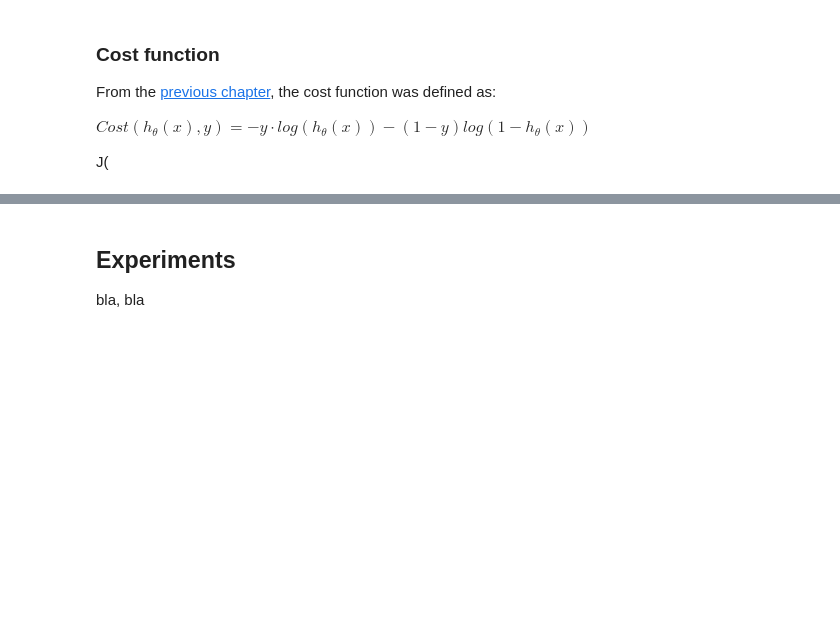
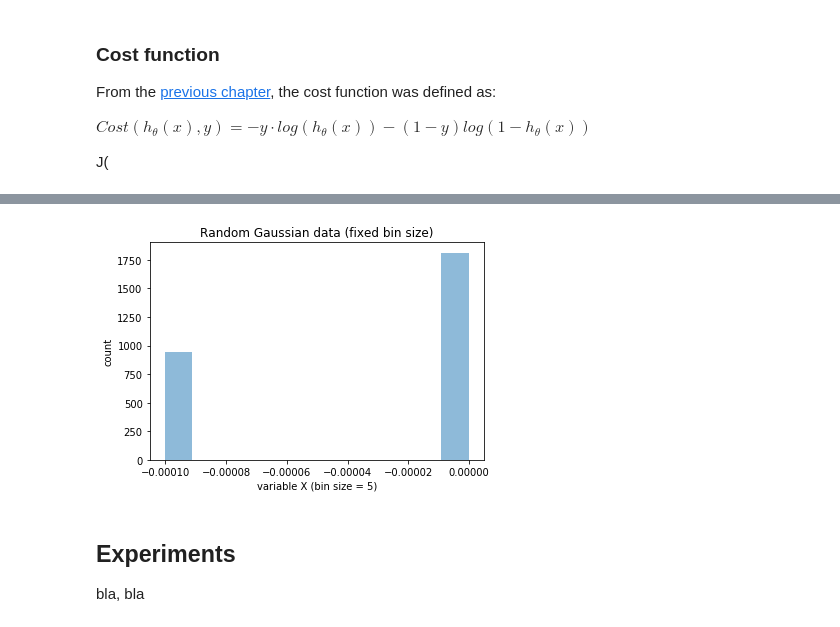
Before and after one commit to MarcosBernal/SpamDetector_LogisticReg, a Jupyter notebook: notebook/Logistic-Regression.ipynb, the cells around one changed output, grey strips where cells are left out. Saved outputs shown, nothing was run; the diff lists cells and outputs as text; code cells hidden in the pictures; blank space fills up the shorter version.

```diff
--- a/notebook/Logistic-Regression.ipynb
+++ b/notebook/Logistic-Regression.ipynb
@@ -141,10 +143,11 @@ file_object.close()
 
 total_size = len(lines)
 
-import math
+import math, time
 import numpy as np
-from pyspark import SparkContext, SparkConf
-conf = SparkConf().setAppName("Spam Filter").setMaster("local").set("spark.hadoop.validateOutputSpecs", "false");
+from random import shuffle
+from pyspark import SparkContext, SparkConf, rdd
+conf = SparkConf().setAppName("Spam Filter").setMaster("local[4]").set("spark.hadoop.validateOutputSpecs", "false");
 sc = SparkContext(conf=conf)
 # %%
 # Creating RDD
@@ -227,0 +441,7 @@ J(
+# %%
+from operator import add
+trainingset_rdd = sc.parallelize([(1,2),(2,3),(4,5),(6,7),(8,9)])
+#trainingset_rdd = sc.parallelize([1,2,2,3,4,5,6,7,8,9])
+a=
+b = a.reduceByKey(lambda x,y: add(sum(x),sum(y)))
+b.collect()
@@ -227,0 +453,22 @@ J(
+# %%
+a = np.histogram([1,2,3,4,5,6,7,8,9,2,3,4,5,2,3,4,2,3,4,5,2,6,8])
+b = [1,2,3,4,5,6,7,8,9,2,3,4,5,2,3,4,2,3,4,5,2,6,8]
+b = trainingset_rdd.map(lambda x: x[-1]).collect()
+
+import numpy as np
+import random
+from matplotlib import pyplot as plt
+
+data = b
+
+# fixed bin size
+bins = np.arange(-100, 100, 5) # fixed bin size
+
+plt.hist(data, bins=11, alpha=0.5)
+plt.title('Random Gaussian data (fixed bin size)')
+plt.xlabel('variable X (bin size = 5)')
+plt.ylabel('count')
+
+plt.show()
+# %% [output]
+[figure, added]
```
Also changed, not shown: parts of 19 cells of this notebook, 1 other file.
